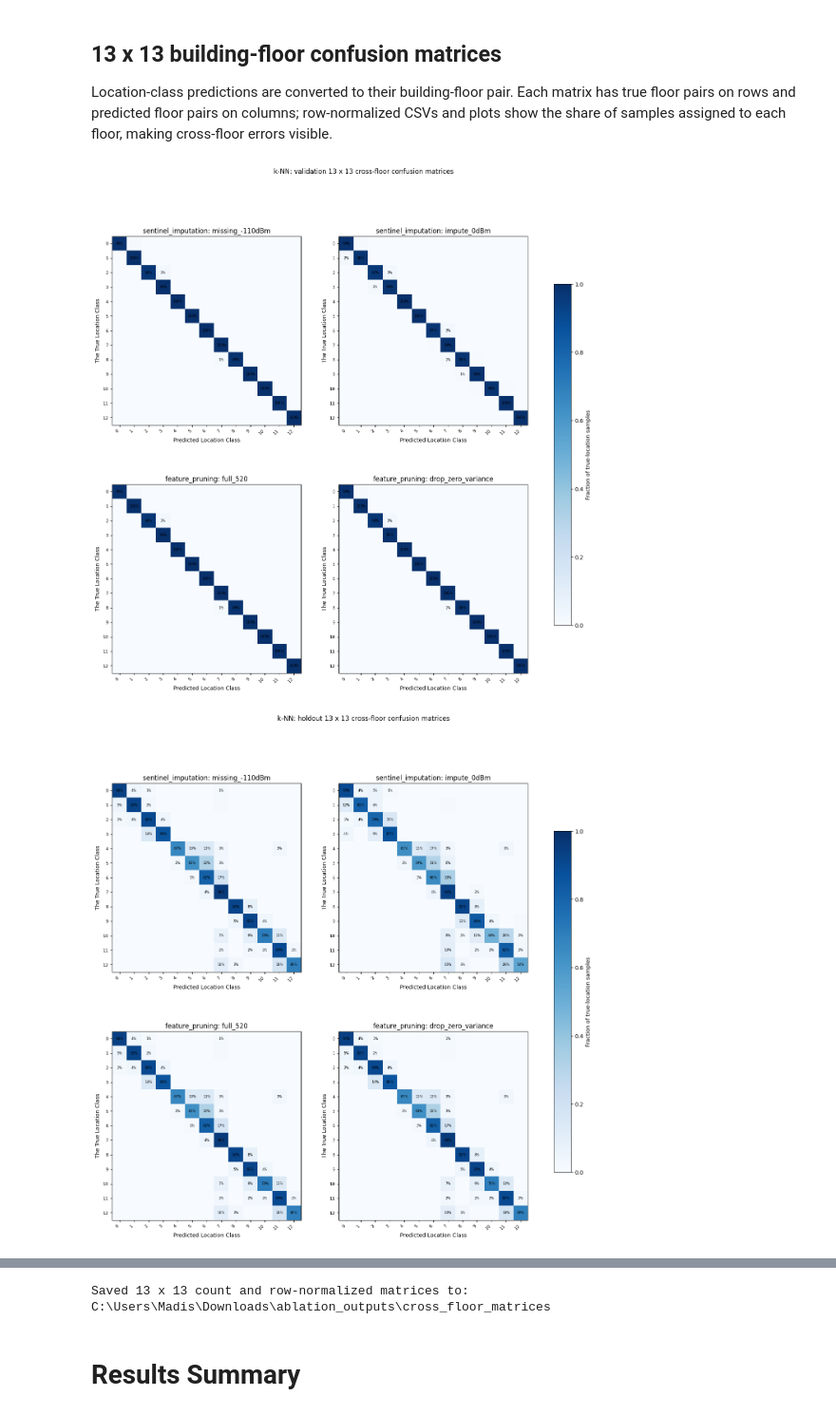
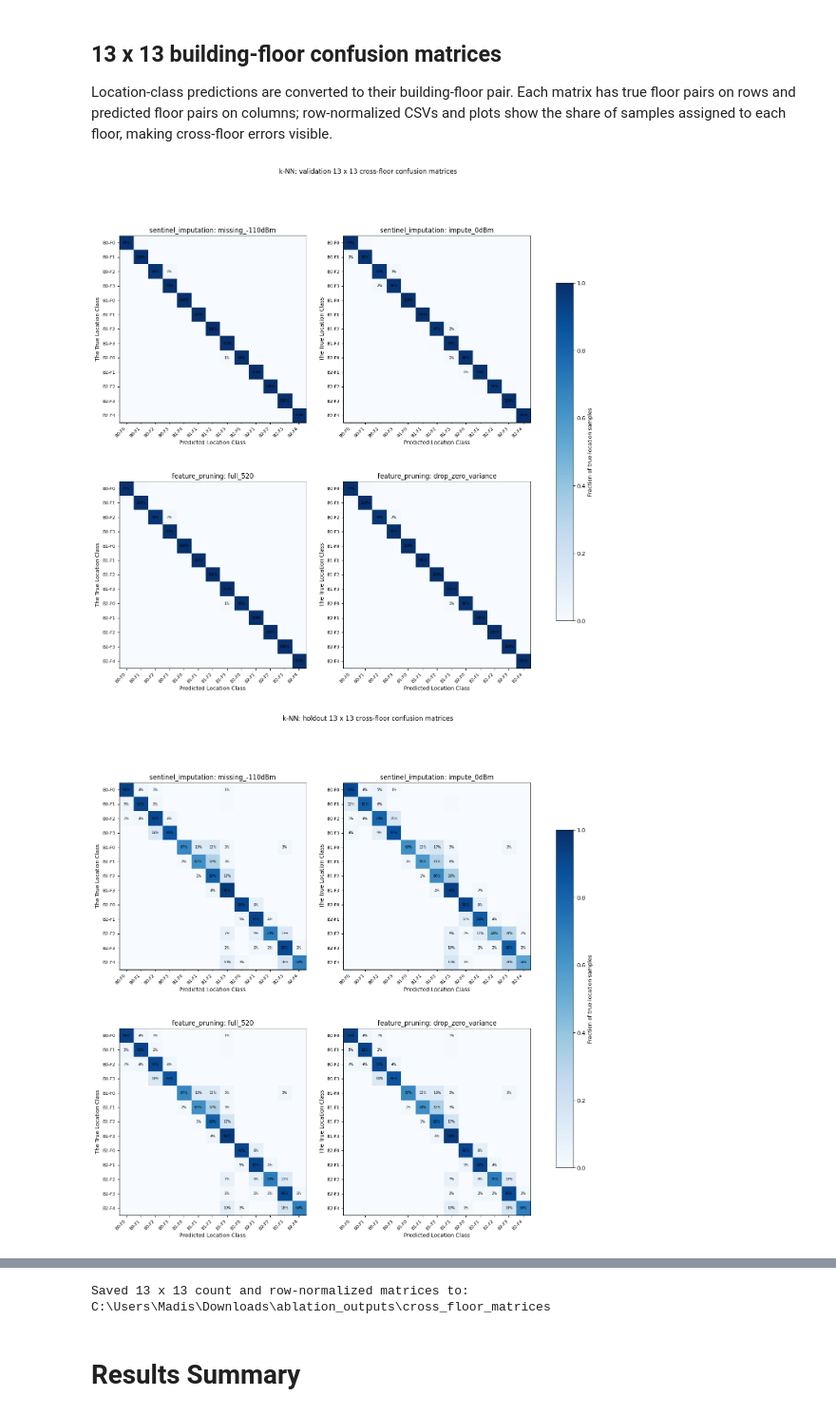
Before and after one commit to MadisonCyrus/code_wifi_indoor_localization, a Jupyter notebook: ablation_experiments.ipynb, the cells around one changed output, grey strips where cells are left out. Shown at 95% size. Saved outputs shown, nothing was run; the diff lists cells and outputs as text; code cells hidden in the pictures.

```diff
--- a/ablation_experiments.ipynb
+++ b/ablation_experiments.ipynb
@@ -19,8 +20,8 @@ from sklearn.model_selection import train_test_split
 from sklearn.metrics import accuracy_score, f1_score, confusion_matrix
 
 SEED = 42
-TRAIN_PATH = os.environ.get("TRAIN_PATH", "C:\\Users\\Madis\\Downloads\\preprocessing\\train_cleaned.csv")
-VAL_PATH = os.environ.get("VAL_PATH", "C:\\Users\\Madis\\Downloads\\preprocessing\\validation_cleaned.csv")
+TRAIN_PATH = os.environ.get("../data_preparation/processed/train_cleaned.csv")
+VAL_PATH = os.environ.get("../data_preparation/processed/validation_cleaned.csv")
 N_TREES = int(os.environ.get("N_TREES", 300))
 from pathlib import Path
 OUT_DIR = Path(os.environ.get("OUT_DIR", "ablation_outputs"))
@@ -530,10 +531,11 @@ for group, experiment in CROSS_FLOOR_EXPERIMENTS:
             ("validation", y_te, validation_pred),
             ("holdout", y_ho, holdout_pred),
         ]:
+            n_floors = len(FLOOR_PAIRS)
             counts = confusion_matrix(
                 to_floor_ids(true_labels),
                 to_floor_ids(predicted_labels),
-                labels=np.arange(len(LABELS)),
+                labels=np.arange(n_floors),
             )
             row_totals = counts.sum(axis=1, keepdims=True)
             row_normalized = np.divide(
@@ -548,36 +550,36 @@ for group, experiment in CROSS_FLOOR_EXPERIMENTS:
             )
             pd.DataFrame(row_normalized, index=FLOOR_LABELS, columns=FLOOR_LABELS).to_csv(
                 CROSS_FLOOR_DIR / f"{stem}_row_normalized.csv"
             )
             matrices[(group, experiment, model_name, split_name)] = row_normalized
 
 for model_name in MODELS:
     for split_name in ("validation", "holdout"):
         fig, axes = plt.subplots(2, 2, figsize=(17, 15), squeeze=False)
         image = None
         for ax, (group, experiment) in zip(axes.ravel(), CROSS_FLOOR_EXPERIMENTS):
             matrix = matrices[(group, experiment, model_name, split_name)]
             image = ax.imshow(matrix, cmap="Blues", vmin=0.0, vmax=1.0)
             ax.set_title(f"{group}: {experiment}")
-            ax.set_xticks(np.arange(len(LABELS)))
-            ax.set_yticks(np.arange(len(LABELS)))
-            ax.set_xticklabels(LABELS, rotation=45, ha="right", fontsize=8)
-            ax.set_yticklabels(LABELS, fontsize=8)
+            ax.set_xticks(np.arange(n_floors))
+            ax.set_yticks(np.arange(n_floors))
+            ax.set_xticklabels(FLOOR_LABELS, rotation=45, ha="right", fontsize=8)
+            ax.set_yticklabels(FLOOR_LABELS, fontsize=8)
             ax.set_xlabel("Predicted Location Class")
             ax.set_ylabel("The True Location Class")
             for i, j in zip(*np.where(matrix >= 0.01)):
                 ax.text(j, i, f"{matrix[i, j]:.0%}", ha="center", va="center", fontsize=6)
         fig.colorbar(image, ax=axes.ravel().tolist(), shrink=0.75, label="Fraction of true-location samples")
         fig.suptitle(f"{model_name}: {split_name} 13 x 13 cross-floor confusion matrices")
         fig.savefig(
             CROSS_FLOOR_DIR / f"cross_floor_{model_name.replace(' ', '_')}_{split_name}.png",
             dpi=160,
             bbox_inches="tight",
         )
         plt.show()
         plt.close(fig)
 
 print(f"Saved 13 x 13 count and row-normalized matrices to: {CROSS_FLOOR_DIR.resolve()}")
 # %% [output]
-[figure, old version]
+[figure, new version]
-[figure, old version]
+[figure, new version]
```
Also changed, not shown: parts of 2 cells of this notebook.
